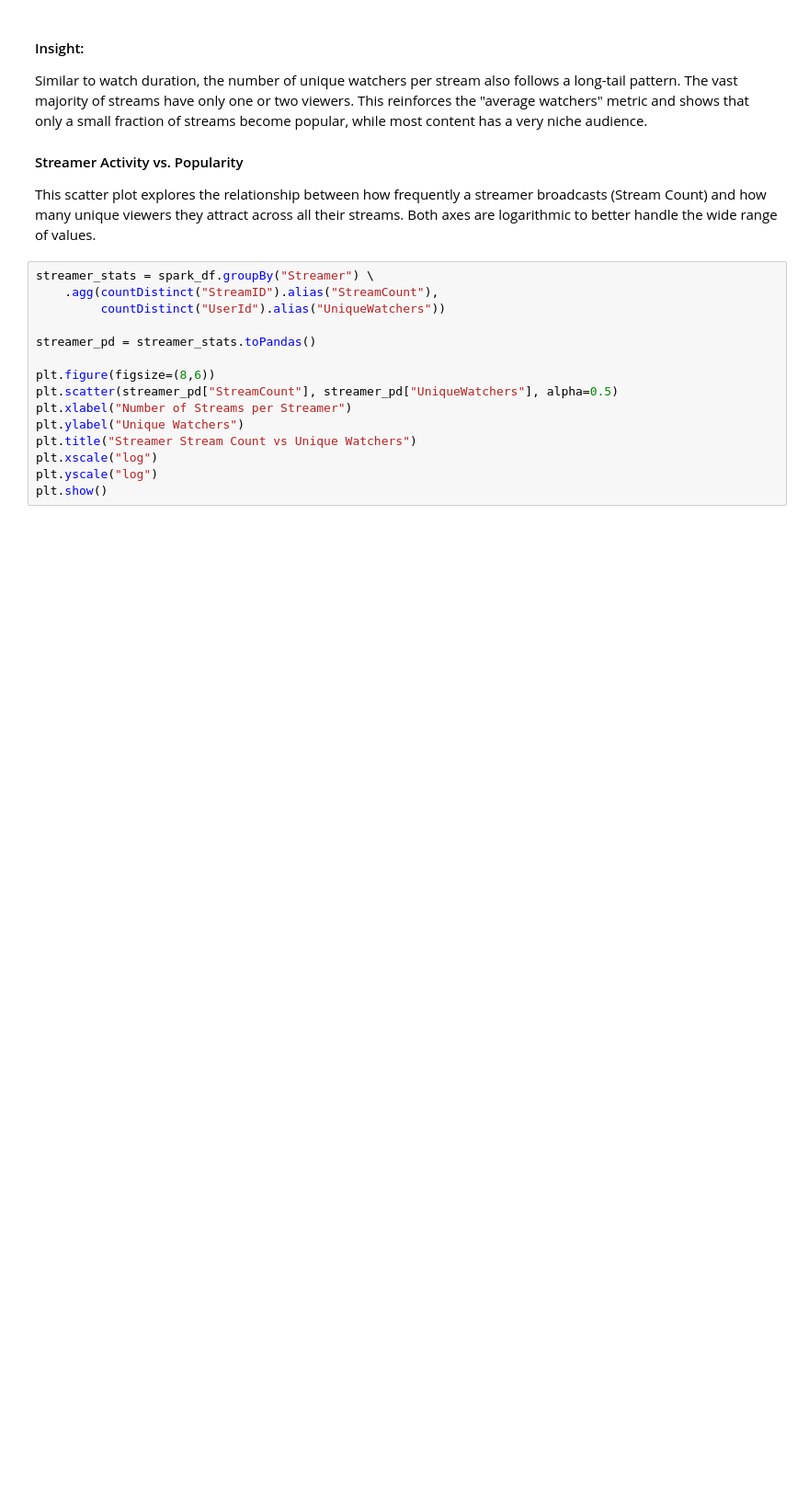
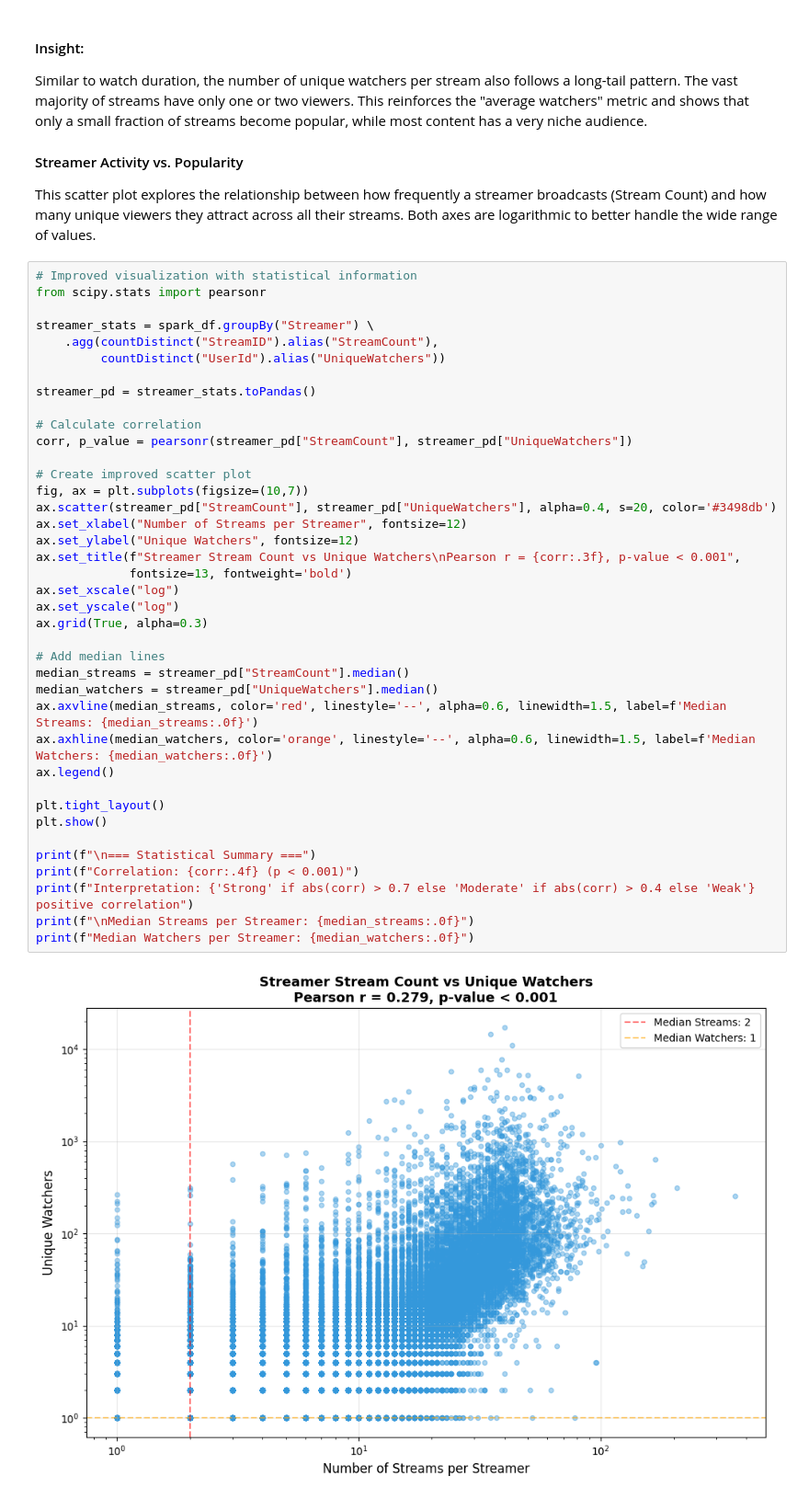
Before and after one commit to FuugaMo/Twitch-Livestream-EDA, a Jupyter notebook: twitch_livestream_analysis.ipynb, the cells around one changed output. Shown: that part at 92% size. Saved outputs shown, nothing was run; the diff lists cells and outputs as text; blank space fills up the shorter version.

```diff
--- a/twitch_livestream_analysis.ipynb
+++ b/twitch_livestream_analysis.ipynb
@@ -298,17 +549,43 @@ Similar to watch duration, the number of unique watchers per stream also follows
 #### Streamer Activity vs. Popularity
 This scatter plot explores the relationship between how frequently a streamer broadcasts (Stream Count) and how many unique viewers they attract across all their streams. Both axes are logarithmic to better handle the wide range of values.
 # %%
+# Improved visualization with statistical information
+from scipy.stats import pearsonr
+
 streamer_stats = spark_df.groupBy("Streamer") \
     .agg(countDistinct("StreamID").alias("StreamCount"),
          countDistinct("UserId").alias("UniqueWatchers"))
 
 streamer_pd = streamer_stats.toPandas()
 
-plt.figure(figsize=(8,6))
-plt.scatter(streamer_pd["StreamCount"], streamer_pd["UniqueWatchers"], alpha=0.5)
-plt.xlabel("Number of Streams per Streamer")
-plt.ylabel("Unique Watchers")
-plt.title("Streamer Stream Count vs Unique Watchers")
-plt.xscale("log")
-plt.yscale("log")
+# Calculate correlation
+corr, p_value = pearsonr(streamer_pd["StreamCount"], streamer_pd["UniqueWatchers"])
+
+# Create improved scatter plot
+fig, ax = plt.subplots(figsize=(10,7))
+ax.scatter(streamer_pd["StreamCount"], streamer_pd["UniqueWatchers"], alpha=0.4, s=20, color='#3498db')
+ax.set_xlabel("Number of Streams per Streamer", fontsize=12)
+ax.set_ylabel("Unique Watchers", fontsize=12)
+ax.set_title(f"Streamer Stream Count vs Unique Watchers\nPearson r = {corr:.3f}, p-value < 0.001",
+             fontsize=13, fontweight='bold')
+ax.set_xscale("log")
+ax.set_yscale("log")
+ax.grid(True, alpha=0.3)
+
+# Add median lines
+median_streams = streamer_pd["StreamCount"].median()
+median_watchers = streamer_pd["UniqueWatchers"].median()
+ax.axvline(median_streams, color='red', linestyle='--', alpha=0.6, linewidth=1.5, label=f'Median Streams: {median_streams:.0f}')
+ax.axhline(median_watchers, color='orange', linestyle='--', alpha=0.6, linewidth=1.5, label=f'Median Watchers: {median_watchers:.0f}')
+ax.legend()
+
+plt.tight_layout()
 plt.show()
+
+print(f"\n=== Statistical Summary ===")
+print(f"Correlation: {corr:.4f} (p < 0.001)")
+print(f"Interpretation: {'Strong' if abs(corr) > 0.7 else 'Moderate' if abs(corr) > 0.4 else 'Weak'} positive correlation")
+print(f"\nMedian Streams per Streamer: {median_streams:.0f}")
+print(f"Median Watchers per Streamer: {median_watchers:.0f}")
+# %% [output]
+[figure, added]
```
Also changed, not shown: parts of 54 cells of this notebook, 56 other files.
